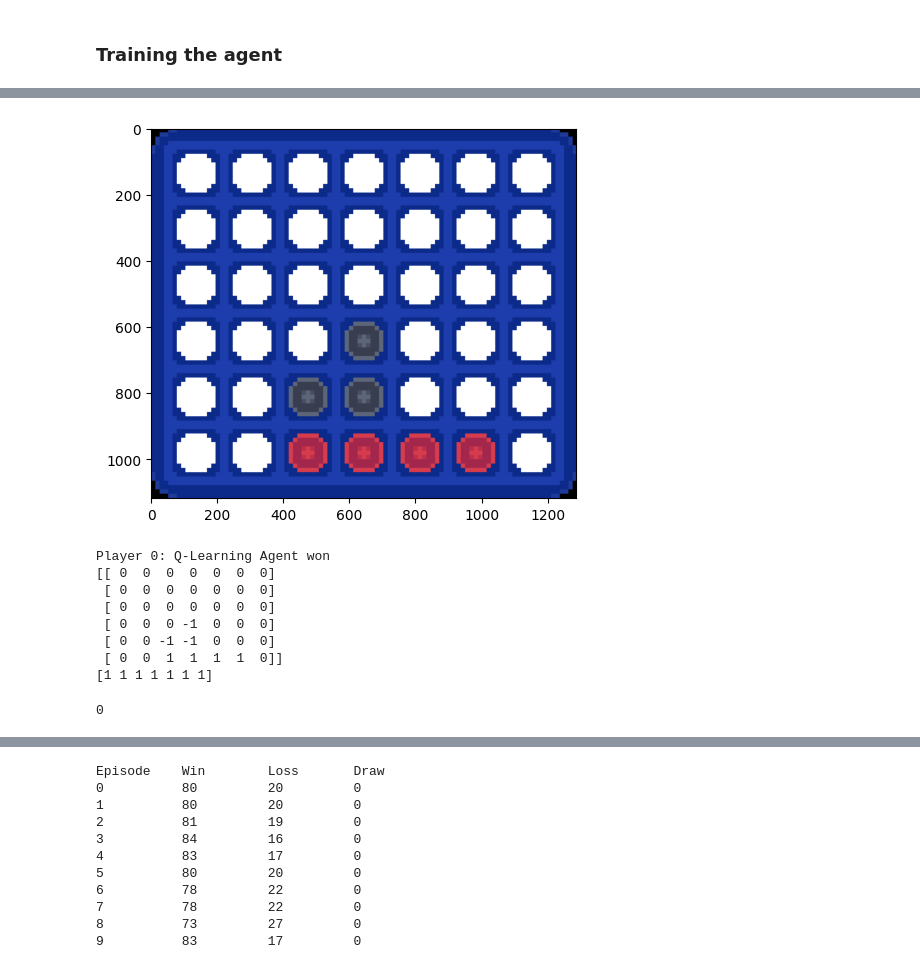
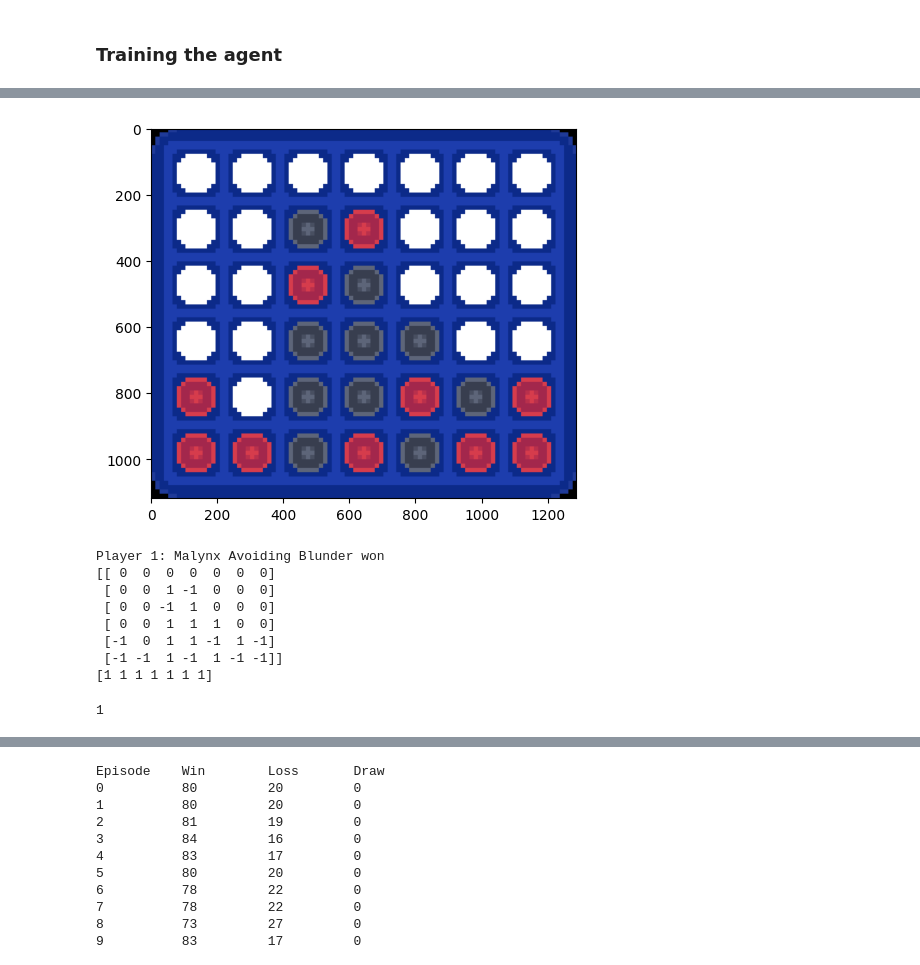
Before and after one commit to faustine-malatray/Puissance_Quatre_RL, a Jupyter notebook: project_starter_q_learner.ipynb, the cells around one changed output, grey strips where cells are left out. Saved outputs shown, nothing was run; the diff lists cells and outputs as text; code cells hidden in the pictures.

```diff
--- a/project_starter_q_learner.ipynb
+++ b/project_starter_q_learner.ipynb
@@ -42,16 +42,3 @@ print(state["action_mask"])  # an array showing whether the actions are legal or
  [0 0 0 0 0 0 0]
  [0 0 0 0 0 0 0]]
 [1 1 1 1 1 1 1]
-# %%
-env.reset()
-env.step(0)
-
-state, reward, terminated, truncated, info = env.last()
-
-print(
-    state["observation"].shape
-)
-print(state["observation"][:, :, 0])
-print(state["observation"][:, :, 1])
-
-print(state["action_mask"])
@@ -337,11 +330,11 @@ def train(agent, opponent, N_episodes=10, N_games=100, first_player=True, altern
         if alternate_first_player:
             first_player = not first_player
 
-    plt.plot(win_rate)
-    plt.xlabel("Episode")
-    plt.ylabel("Win rate")
-    plt.title("Evolution of the win rate for {} against {}".format(agent.name, opponent.name))
-    plt.show()
+    #plt.plot(win_rate)
+    #plt.xlabel("Episode")
+    #plt.ylabel("Win rate against " + str(opponent.name))
+    #plt.title("Evolution of the win rate for {} against {}".format(agent.name, opponent.name))
+    #plt.show()
 # %%
 import pickle
 
@@ -488,5 +361,7 @@ try:
 except:
     agent = QLearningAgent()
 
-opponent = Malynx()
-train(agent, opponent, N_episodes=10, N_games=100, first_player=True)
+agent_mal_deep = MalynxDeep()
+agent_mal_avoid = MalynxAvoidingBlunder()
+agent_random = RandomPlayer()
+agent_left = PlayLeftmostLegal()
@@ -505,0 +368,2 @@ Episode    Win        Loss       Draw
+# %%
+train(agent, agent_random, N_episodes=500, N_games=100, first_player=True)
@@ -506,16 +388,16 @@ Episode    Win        Loss       Draw
 # %%
-agent0 = Malynx()
-agent1 = agent
+agent0 = agent
+agent1 = MalynxAvoidingBlunder()
 
-play_game(env, agent1, agent0, display=True)
+play_game(env, agent0, agent1, display=True)
 # %% [output]
-[figure, old version]
+[figure, new version]
-Player 0: Q-Learning Agent won
+Player 1: Malynx Avoiding Blunder won
 [[ 0  0  0  0  0  0  0]
- [ 0  0  0  0  0  0  0]
- [ 0  0  0  0  0  0  0]
- [ 0  0  0 -1  0  0  0]
- [ 0  0 -1 -1  0  0  0]
- [ 0  0  1  1  1  1  0]]
+ [ 0  0  1 -1  0  0  0]
+ [ 0  0 -1  1  0  0  0]
+ [ 0  0  1  1  1  0  0]
+ [-1  0  1  1 -1  1 -1]
+ [-1 -1  1 -1  1 -1 -1]]
 [1 1 1 1 1 1 1]
-0
+1
```
Also changed, not shown: parts of 15 cells of this notebook, 1 other file.
